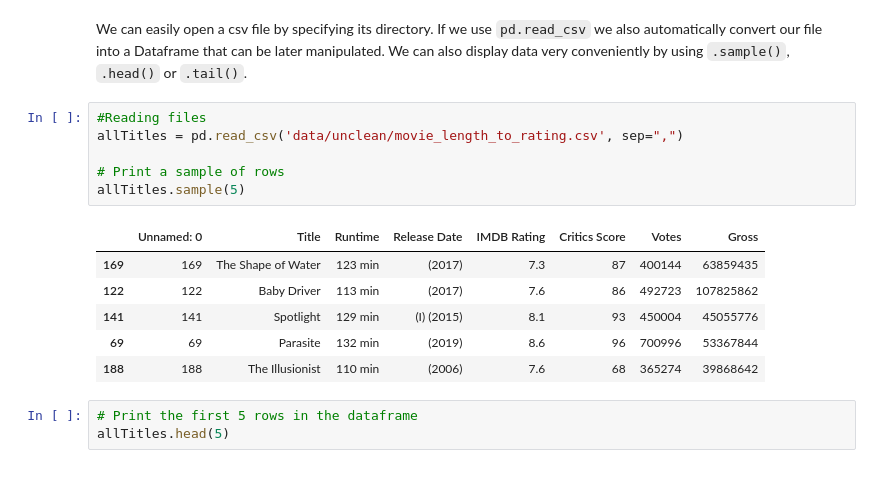
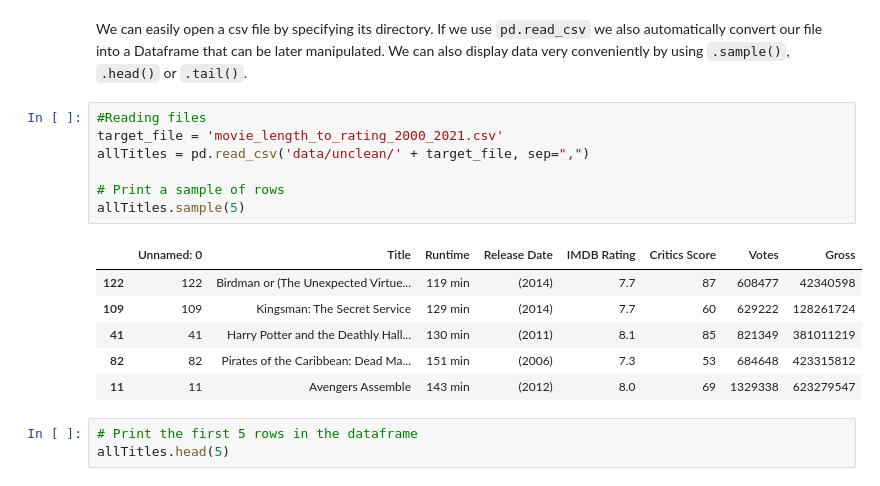
Before and after one commit to seb-ctech/datavis-workshop, a Jupyter notebook: tutorials/03.Data_Cleaning.ipynb, the cells around one changed output. Drawn from its saved outputs; the diff is of its cells as text.

```diff
--- a/tutorials/03.Data_Cleaning.ipynb
+++ b/tutorials/03.Data_Cleaning.ipynb
@@ -18,17 +18,18 @@ pd.options.mode.chained_assignment = None  # default='warn'
 We can easily open a csv file by specifying its directory. If we use `pd.read_csv` we also automatically convert our file into a Dataframe that can be later manipulated. We can also display data very conveniently by using `.sample()`, `.head()` or `.tail()`.
 # %%
 #Reading files
-allTitles = pd.read_csv('data/unclean/movie_length_to_rating.csv', sep=",")
+target_file = 'movie_length_to_rating_2000_2021.csv'
+allTitles = pd.read_csv('data/unclean/' + target_file, sep=",")
 
 # Print a sample of rows
 allTitles.sample(5)
 # %% [output]
 |  | Unnamed: 0 | Title | Runtime | Release Date | IMDB Rating | Critics Score | Votes | Gross |
-| 169 | 169 | The Shape of Water | 123 min | (2017) | 7.3 | 87 | 400144 | 63859435 |
-| 122 | 122 | Baby Driver | 113 min | (2017) | 7.6 | 86 | 492723 | 107825862 |
-| 141 | 141 | Spotlight | 129 min | (I) (2015) | 8.1 | 93 | 450004 | 45055776 |
-| 69 | 69 | Parasite | 132 min | (2019) | 8.6 | 96 | 700996 | 53367844 |
-| 188 | 188 | The Illusionist | 110 min | (2006) | 7.6 | 68 | 365274 | 39868642 |
+| 122 | 122 | Birdman or (The Unexpected Virtue... | 119 min | (2014) | 7.7 | 87 | 608477 | 42340598 |
+| 109 | 109 | Kingsman: The Secret Service | 129 min | (2014) | 7.7 | 60 | 629222 | 128261724 |
+| 41 | 41 | Harry Potter and the Deathly Hall... | 130 min | (2011) | 8.1 | 85 | 821349 | 381011219 |
+| 82 | 82 | Pirates of the Caribbean: Dead Ma... | 151 min | (2006) | 7.3 | 53 | 684648 | 423315812 |
+| 11 | 11 | Avengers Assemble | 143 min | (2012) | 8.0 | 69 | 1329338 | 623279547 |
 # %%
 # Print the first 5 rows in the dataframe
 allTitles.head(5)
```
Also changed, not shown: parts of 5 cells of this notebook, 11 other files.
